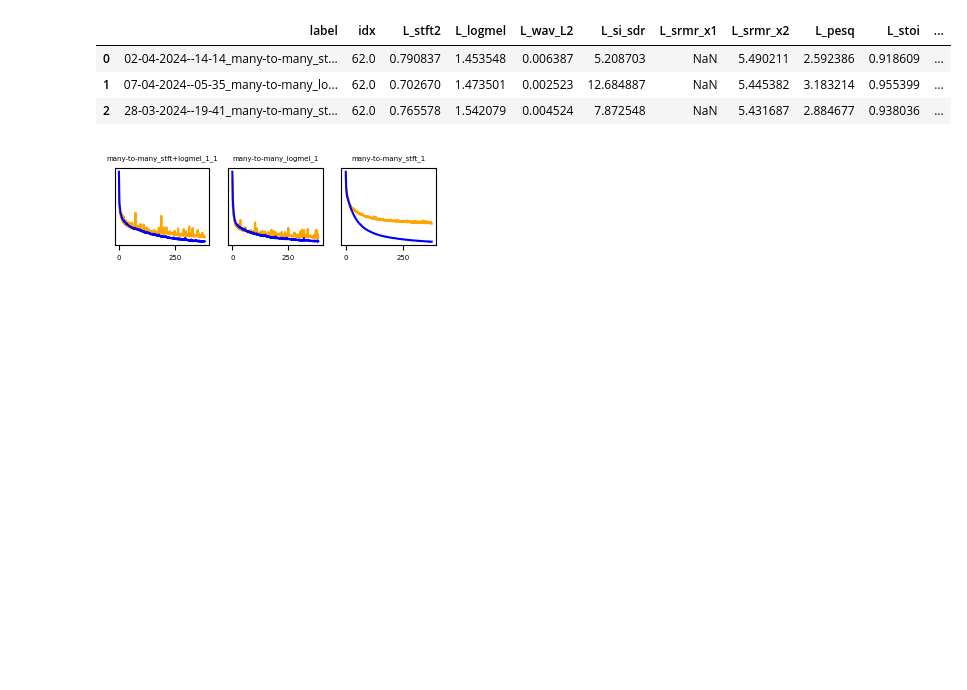
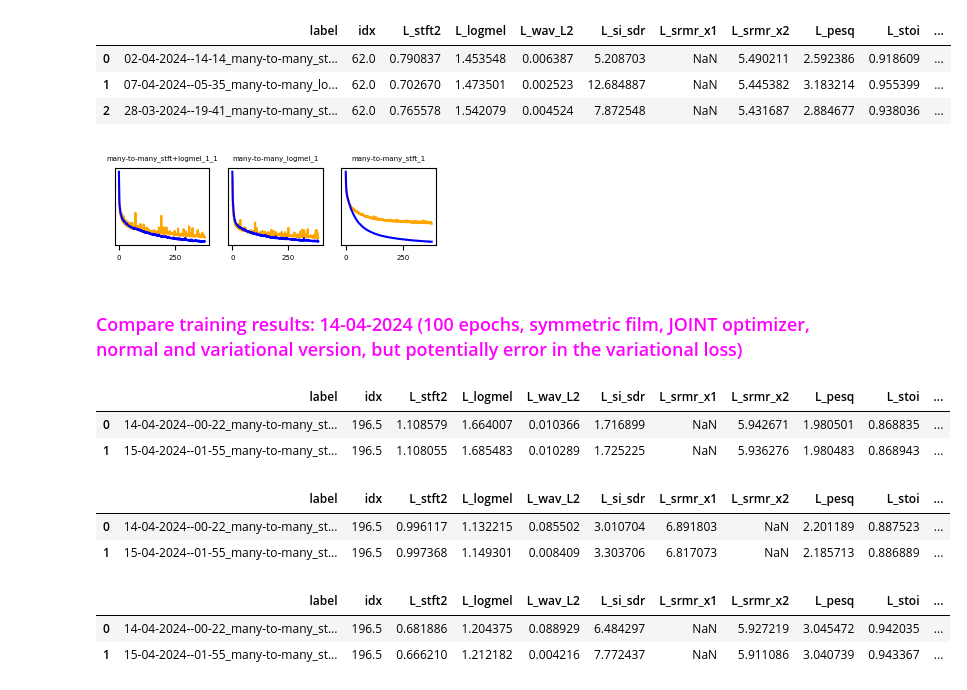
Before and after one commit to joaluba/reverb-match-cond-u-net, a Jupyter notebook: notebooks/exp_log.ipynb, the cells around one changed output. Saved outputs shown, nothing was run; the diff lists cells and outputs as text; code cells hidden in the pictures; blank space fills up the shorter version.

```diff
--- a/notebooks/exp_log.ipynb
+++ b/notebooks/exp_log.ipynb
@@ -334,3 +334,20 @@ summarize_eval2(datapath,"runs-exp-28-03-2024","eval_rereverb.csv","prediction:c
 plot_losses(datapath,"runs-exp-28-03-2024","best")
 # %% [output]
 [figure]
+# %% [markdown]
+### <font color='fuchsia'>Compare training results: 14-04-2024 (100 epochs, symmetric film, JOINT optimizer, normal and variational version, but potentially error in the variational loss)
+ </font>
+# %%
+summarize_eval2(datapath,"runs-exp-14-04-2024","eval_all_batches.csv","content:target", b_save=False)
+summarize_eval2(datapath,"runs-exp-14-04-2024","eval_all_batches.csv","prediction:target", b_save=False)
+summarize_eval2(datapath,"runs-exp-14-04-2024","eval_all_batches.csv","prediction:content", b_save=False)
+# %% [output]
+|  | label | idx | L_stft2 | L_logmel | L_wav_L2 | L_si_sdr | L_srmr_x1 | L_srmr_x2 | L_pesq | L_stoi | ... |
+| 0 | 14-04-2024--00-22_many-to-many_st... | 196.5 | 1.108579 | 1.664007 | 0.010366 | 1.716899 | NaN | 5.942671 | 1.980501 | 0.868835 | ... |
+| 1 | 15-04-2024--01-55_many-to-many_st... | 196.5 | 1.108055 | 1.685483 | 0.010289 | 1.725225 | NaN | 5.936276 | 1.980483 | 0.868943 | ... |
+|  | label | idx | L_stft2 | L_logmel | L_wav_L2 | L_si_sdr | L_srmr_x1 | L_srmr_x2 | L_pesq | L_stoi | ... |
+| 0 | 14-04-2024--00-22_many-to-many_st... | 196.5 | 0.996117 | 1.132215 | 0.085502 | 3.010704 | 6.891803 | NaN | 2.201189 | 0.887523 | ... |
+| 1 | 15-04-2024--01-55_many-to-many_st... | 196.5 | 0.997368 | 1.149301 | 0.008409 | 3.303706 | 6.817073 | NaN | 2.185713 | 0.886889 | ... |
+|  | label | idx | L_stft2 | L_logmel | L_wav_L2 | L_si_sdr | L_srmr_x1 | L_srmr_x2 | L_pesq | L_stoi | ... |
+| 0 | 14-04-2024--00-22_many-to-many_st... | 196.5 | 0.681886 | 1.204375 | 0.088929 | 6.484297 | NaN | 5.927219 | 3.045472 | 0.942035 | ... |
+| 1 | 15-04-2024--01-55_many-to-many_st... | 196.5 | 0.666210 | 1.212182 | 0.004216 | 7.772437 | NaN | 5.911086 | 3.040739 | 0.943367 | ... |
```
Also changed, not shown: 5 other files.
